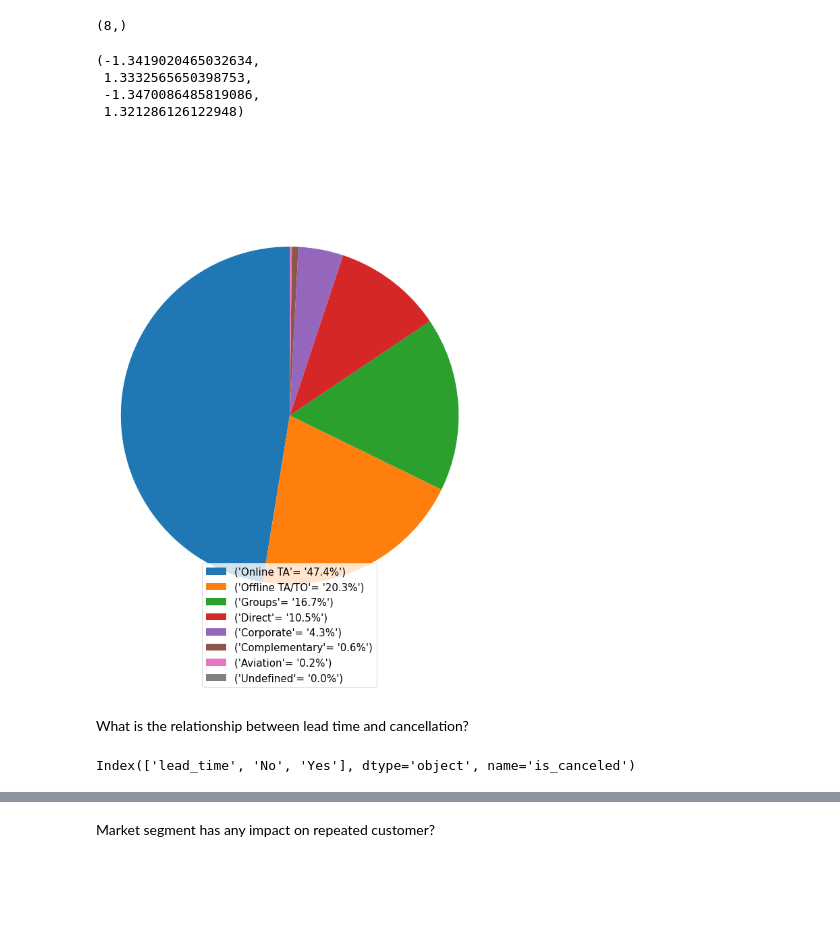
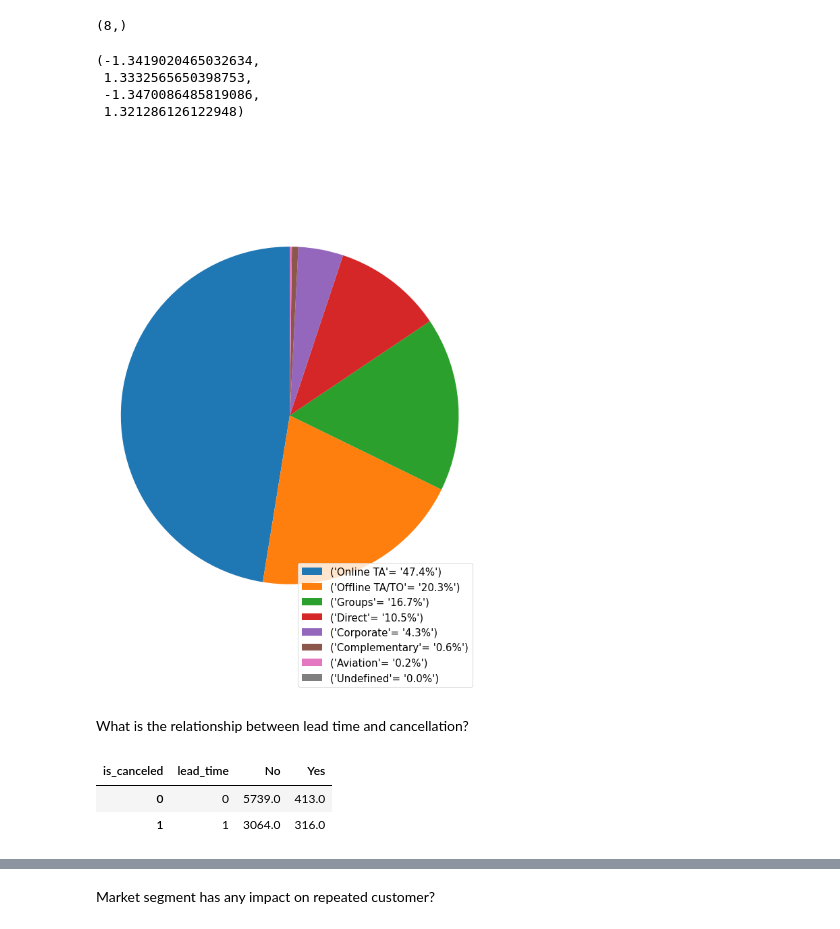
Before and after one commit to Souvik0651/hotel_booking_analysis, a Jupyter notebook: Hotel_Booking_Analysis_Souvik_Capstone_Project.ipynb, the cells around one changed output, grey strips where cells are left out. Drawn from its saved outputs; the diff is of its cells as text; code cells hidden in the pictures; blank space fills up the shorter version.

```diff
--- a/Hotel_Booking_Analysis_Souvik_Capstone_Project.ipynb
+++ b/Hotel_Booking_Analysis_Souvik_Capstone_Project.ipynb
@@ -296,7 +297,9 @@ market_segment=hotel_booking_new['market_segment'].value_counts()
 w=market_segment.index.tolist()
 # %%
 v=hotel_booking_new['market_segment'].value_counts().tolist()
-sum=sum(v)
+sum=0
+for i in v:
+  sum=sum+i
 # %%
 tot=[]
 for i in v:
@@ -339,25 +342,27 @@ l.shape
 # %%
 
 plt.rcParams['figure.figsize']=(10,15)
 plt.rcParams['font.size']=15
 # x=market_segment.plot.pie(fontsize=12,title='Market Segment',ylabel='',explode=[0,0.2,0.2,0.2,0.2,0.2,0.2,0])
 patches, texts = plt.pie(market_segment, startangle=90, radius=1.2)
-plt.legend(patches,labels=l,loc='lower center')
+plt.legend(patches,labels=l,loc='lower right')
 plt.axis('equal')
 # %% [output]
 (-1.3419020465032634,
  1.3332565650398753,
  -1.3470086485819086,
  1.321286126122948)
-[figure, old version]
+[figure, new version]
 # %% [markdown]
 What is the relationship between lead time and cancellation?
 # %%
 x=hotel_booking_new['hotel'].value_counts().sum()
 # %%
-rel_lead_canc=hotel_booking_new.groupby(['lead_time','is_canceled'])['hotel'].size().unstack().reset_index().head(20)
-rel_lead_canc.columns
+rel_lead_canc=hotel_booking_new.groupby(['lead_time','is_canceled'])['hotel'].size().unstack().reset_index()
+rel_lead_canc.head(2)
 # %% [output]
-Index(['lead_time', 'No', 'Yes'], dtype='object', name='is_canceled')
+| is_canceled | lead_time | No | Yes |
+| 0 | 0 | 5739.0 | 413.0 |
+| 1 | 1 | 3064.0 | 316.0 |
 # %%
 plt.rcParams['figure.figsize']=(15,8)
```
Also changed, not shown: parts of 29 cells of this notebook.
